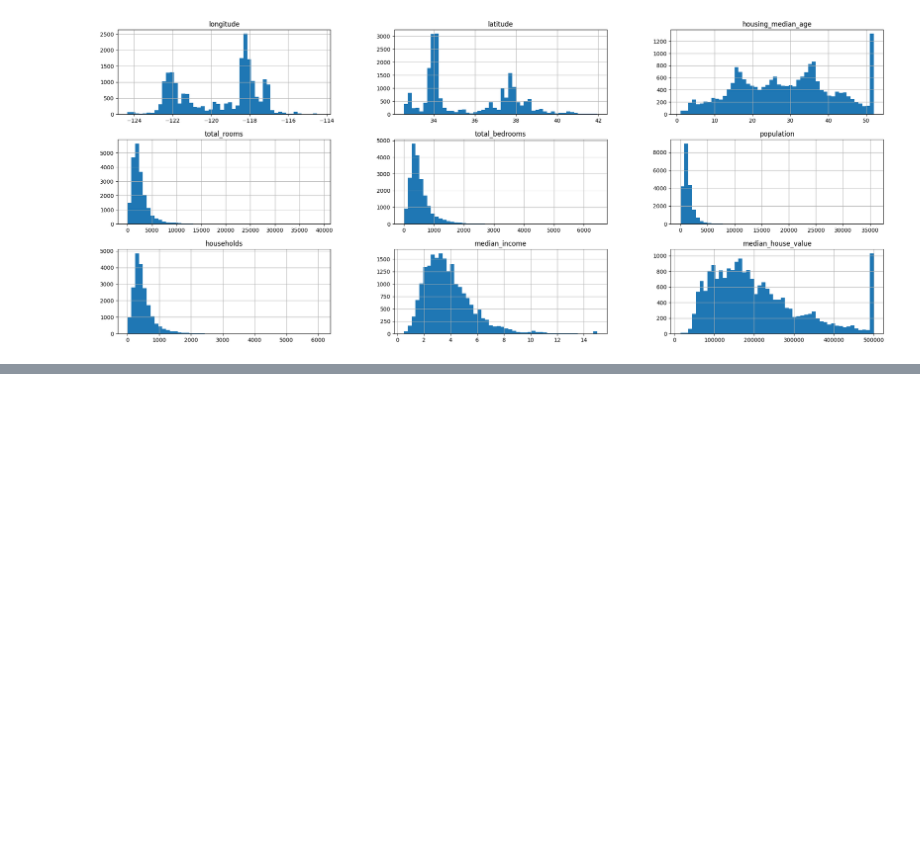
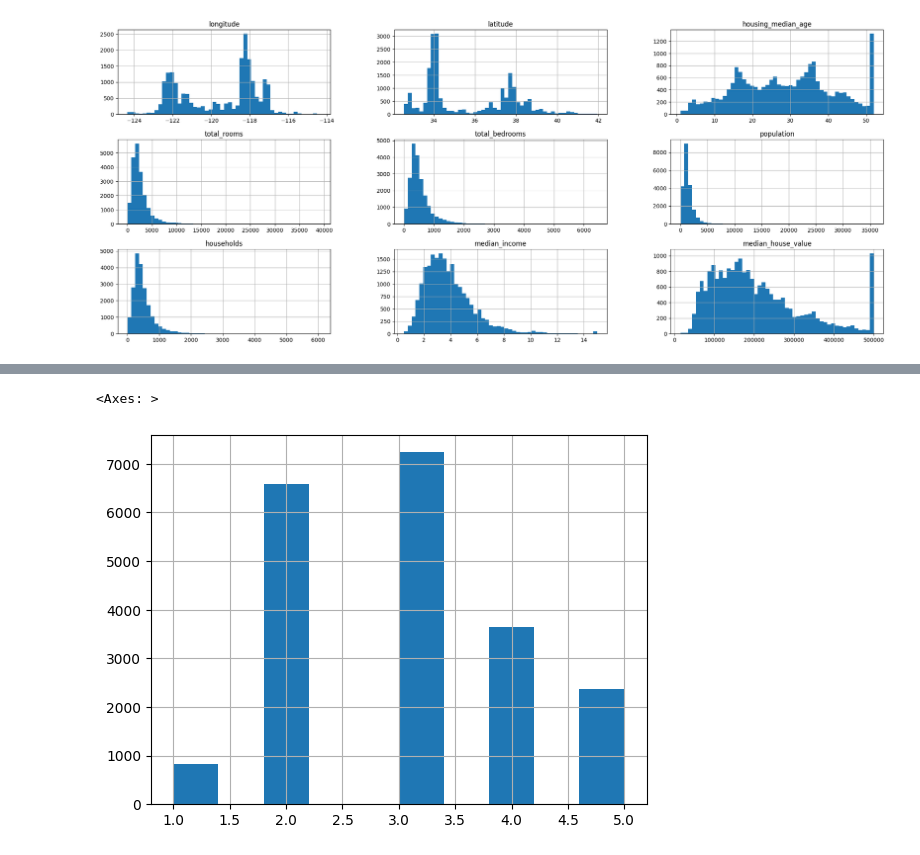
Before and after one commit to DevBansal08/Hands-on-ML, a Jupyter notebook: Chapter2/1.ipynb, the cells around one changed output, grey strips where cells are left out. Drawn from its saved outputs; the diff is of its cells as text; code cells hidden in the pictures; blank space fills up the shorter version.

```diff
--- a/Chapter2/1.ipynb
+++ b/Chapter2/1.ipynb
@@ -58,0 +107,8 @@ plt.show()
+# %%
+import numpy as np
+df["income_categrory"] = pd.cut(df["median_income"], bins=[0,1.5,3,4.5,6,np.inf],labels = [1,2,3,4,5])
+# %%
+df["income_categrory"].hist()
+# %% [output]
+<Axes: >
+[figure, added]
```
Also changed, not shown: parts of 6 cells of this notebook.
